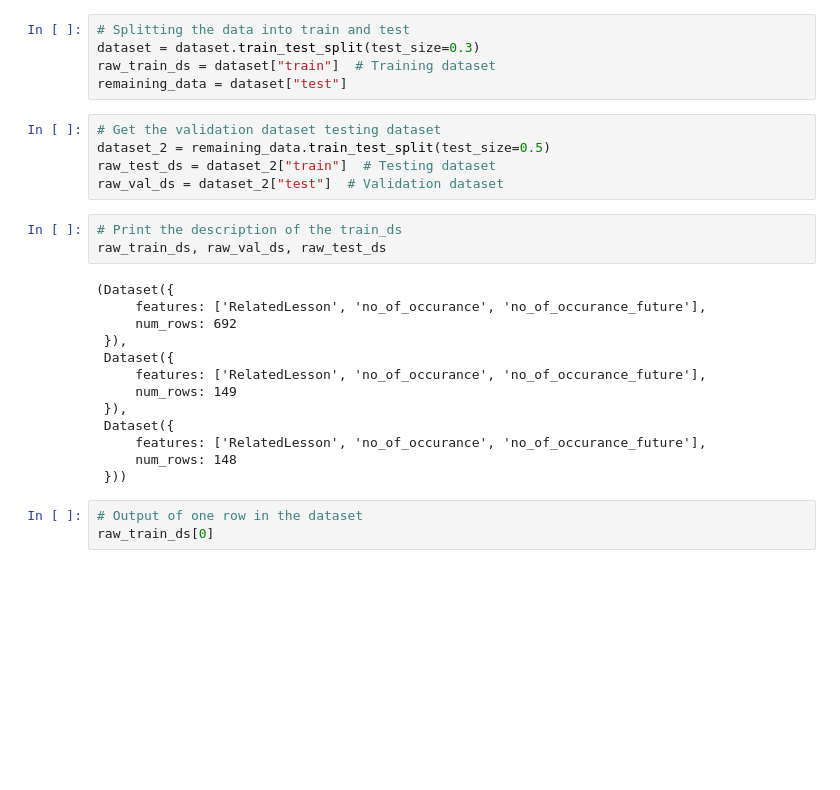
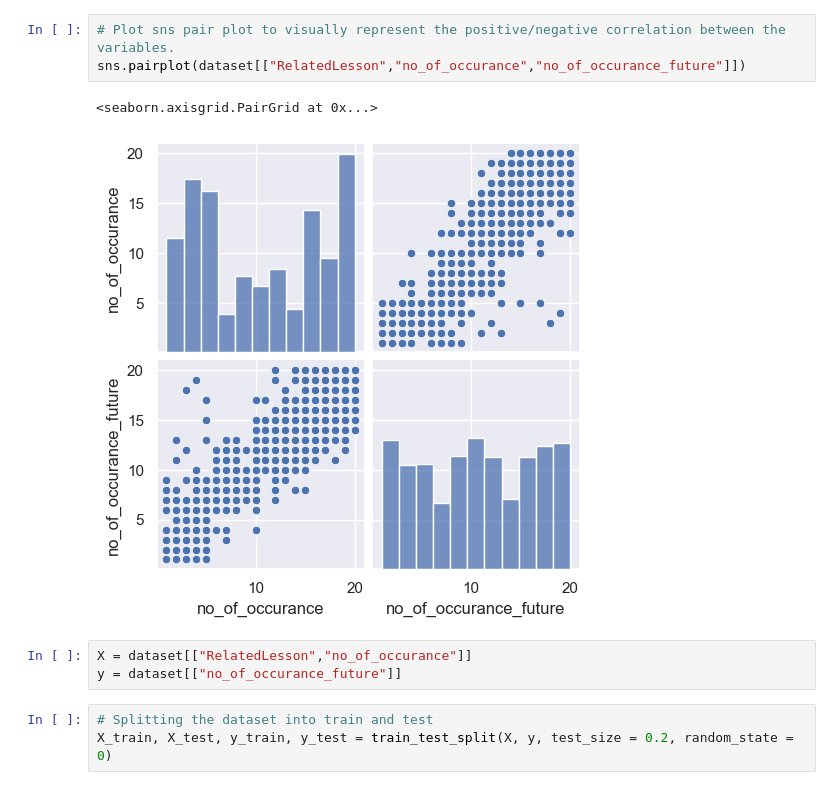
Before and after one commit to inukarodrigo/Learnverse, a Jupyter notebook: Exam Paper Generation/Model Training/modelTraining.ipynb, the cells around one changed output. Drawn from its saved outputs; the diff is of its cells as text; blank space fills up the shorter version.

```diff
--- a/Exam Paper Generation/Model Training/modelTraining.ipynb
+++ b/Exam Paper Generation/Model Training/modelTraining.ipynb
@@ -18,29 +25,12 @@ dataset = Dataset.from_pandas(X, preserve_index=False)
+# %%
+# Plot sns pair plot to visually represent the positive/negative correlation between the variables.
+sns.pairplot(dataset[["RelatedLesson","no_of_occurance","no_of_occurance_future"]])
+# %% [output]
+<seaborn.axisgrid.PairGrid at 0x...>
+[figure, added]
+# %%
+X = dataset[["RelatedLesson","no_of_occurance"]]
+y = dataset[["no_of_occurance_future"]]
 # %%
-# Splitting the data into train and test
-dataset = dataset.train_test_split(test_size=0.3)
-raw_train_ds = dataset["train"]  # Training dataset
-remaining_data = dataset["test"]
+# Splitting the dataset into train and test
+X_train, X_test, y_train, y_test = train_test_split(X, y, test_size = 0.2, random_state = 0)
-# %%
-# Get the validation dataset testing dataset
-dataset_2 = remaining_data.train_test_split(test_size=0.5)
-raw_test_ds = dataset_2["train"]  # Testing dataset
-raw_val_ds = dataset_2["test"]  # Validation dataset
-# %%
-# Print the description of the train_ds
-raw_train_ds, raw_val_ds, raw_test_ds
-# %% [output]
-(Dataset({
-     features: ['RelatedLesson', 'no_of_occurance', 'no_of_occurance_future'],
-     num_rows: 692
- }),
- Dataset({
-     features: ['RelatedLesson', 'no_of_occurance', 'no_of_occurance_future'],
-     num_rows: 149
- }),
- Dataset({
-     features: ['RelatedLesson', 'no_of_occurance', 'no_of_occurance_future'],
-     num_rows: 148
- }))
-# %%
-# Output of one row in the dataset
-raw_train_ds[0]
```
Also changed, not shown: parts of 21 cells of this notebook, 4 other files.
